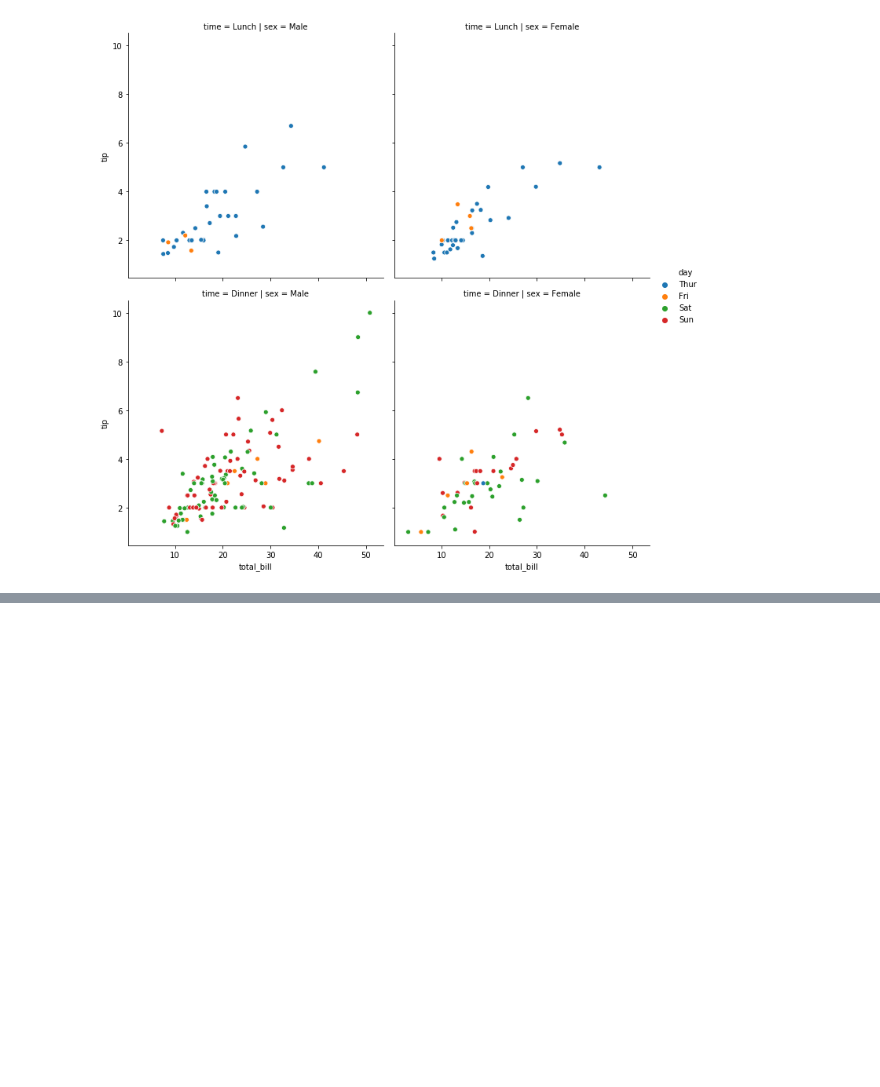
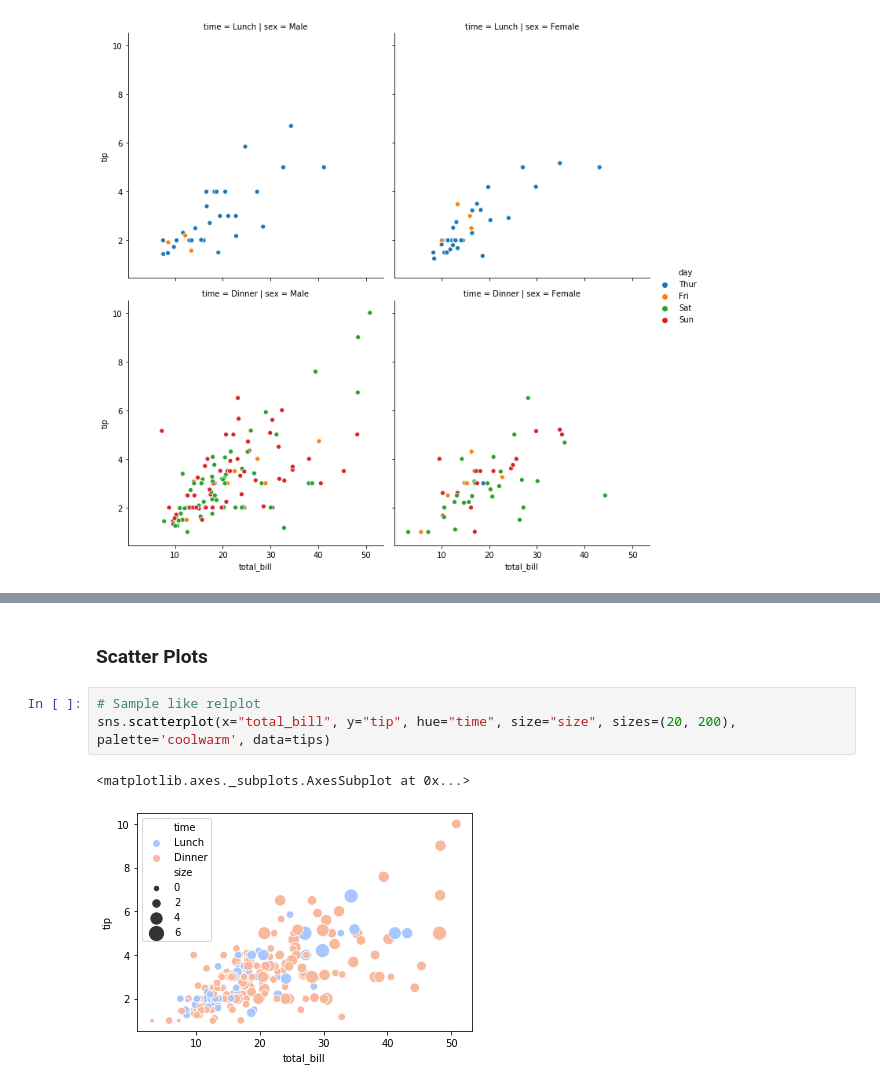
Before and after one commit to AshayKing/machine-learning-project-series, a Jupyter notebook: seaborn-data-visualisation/1. Relational Plots.ipynb, the cells around one changed output, grey strips where cells are left out. Saved outputs shown, nothing was run; the diff lists cells and outputs as text; blank space fills up the shorter version.

```diff
--- a/seaborn-data-visualisation/1. Relational Plots.ipynb
+++ b/seaborn-data-visualisation/1. Relational Plots.ipynb
@@ -42,0 +44,8 @@ sns.relplot(x="total_bill", y="tip",
+# %% [markdown]
+### Scatter Plots
+# %%
+# Sample like relplot
+sns.scatterplot(x="total_bill", y="tip", hue="time", size="size", sizes=(20, 200), palette='coolwarm', data=tips)
+# %% [output]
+<matplotlib.axes._subplots.AxesSubplot at 0x...>
+[figure, added]
```
Also changed, not shown: parts of 7 cells of this notebook.
